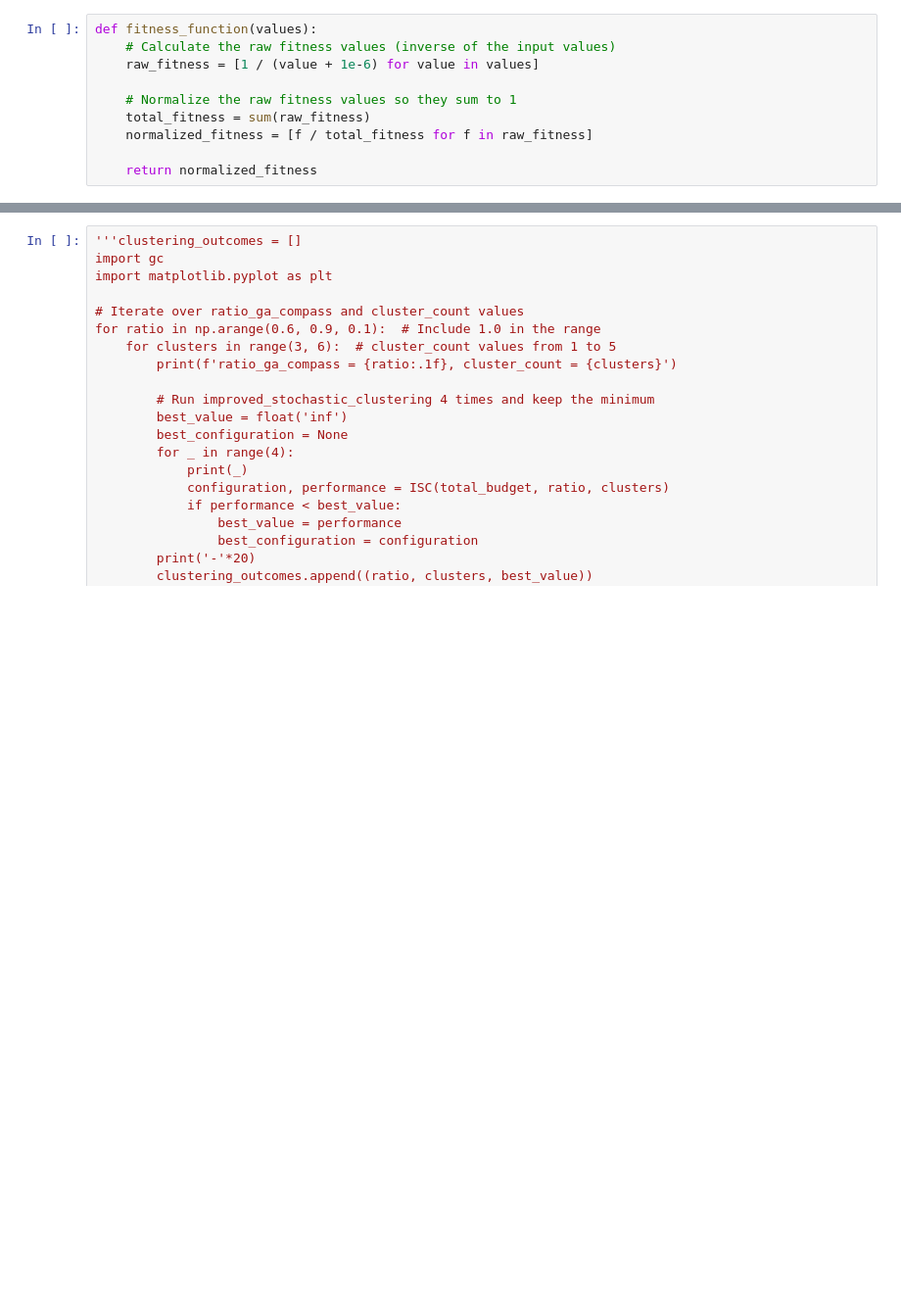
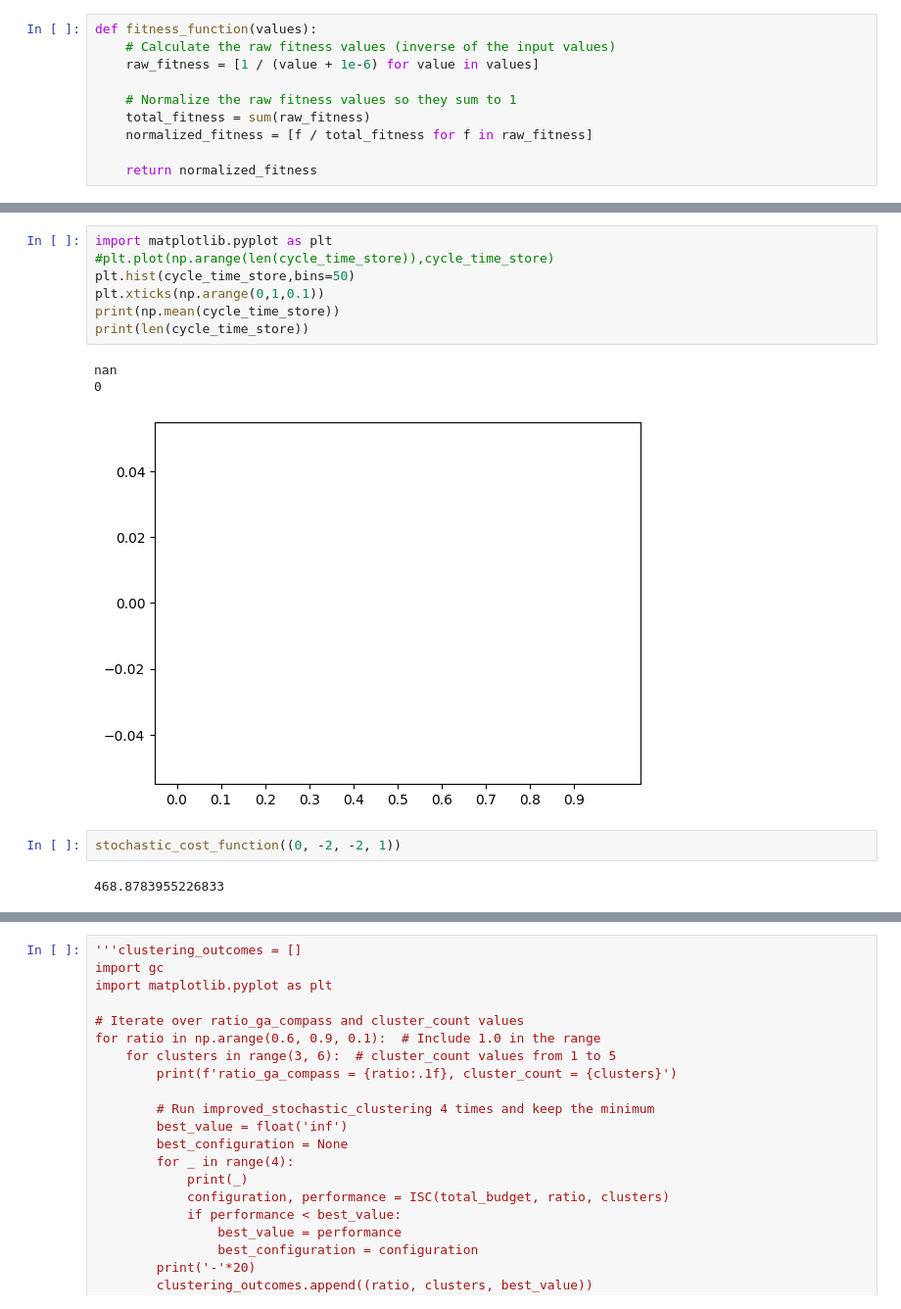
Before and after one commit to BabluFB/ISC, a Jupyter notebook: Q2_ISC_SAR.ipynb, the cells around one changed output, grey strips where cells are left out. Shown at 98% size. Saved outputs shown, nothing was run; the diff lists cells and outputs as text; blank space fills up the shorter version.

```diff
--- a/Q2_ISC_SAR.ipynb
+++ b/Q2_ISC_SAR.ipynb
@@ -864,6 +861,21 @@ def ISC(total_budget,alpha,no_of_clusters=no_of_clusters):
     sorted_outputs = sorted(Outputs,key= lambda x:x[1])
    # print(sorted_outputs[0])
     return sorted_outputs[0]
+# %%
+import matplotlib.pyplot as plt
+#plt.plot(np.arange(len(cycle_time_store)),cycle_time_store)
+plt.hist(cycle_time_store,bins=50)
+plt.xticks(np.arange(0,1,0.1))
+print(np.mean(cycle_time_store))
+print(len(cycle_time_store))
+# %% [output]
+nan
+0
+[figure, added]
+# %%
+stochastic_cost_function((0, -2, -2, 1))
+# %% [output]
+468.8783955226833
 # %%
 ISC(total_budget,alpha,no_of_clusters)
 # %% [output]
```
Also changed, not shown: parts of 8 cells of this notebook.
